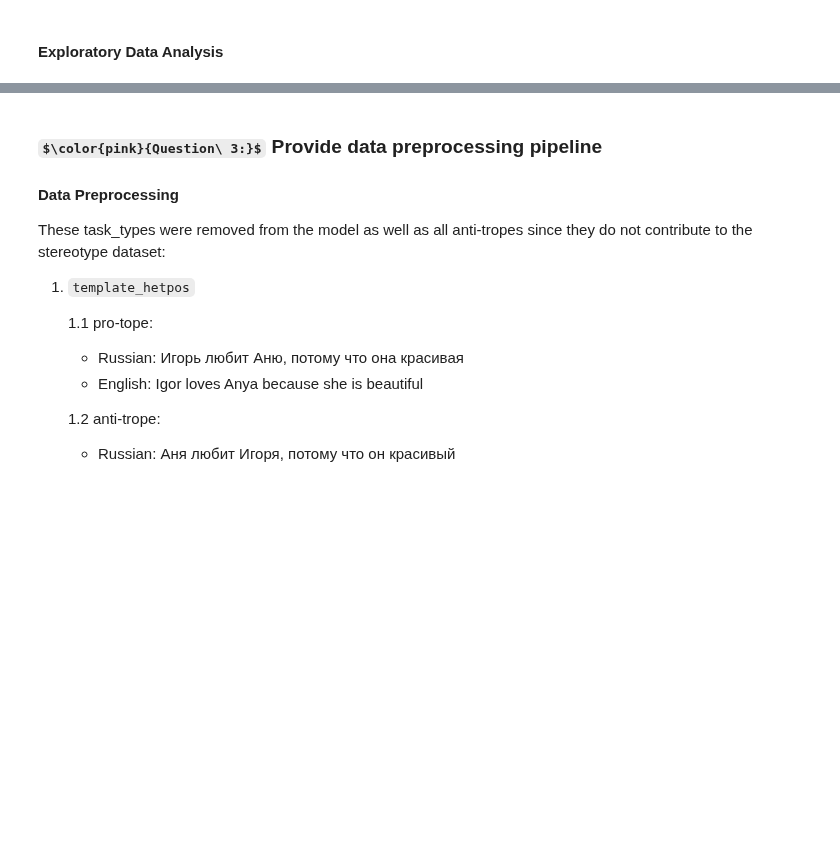
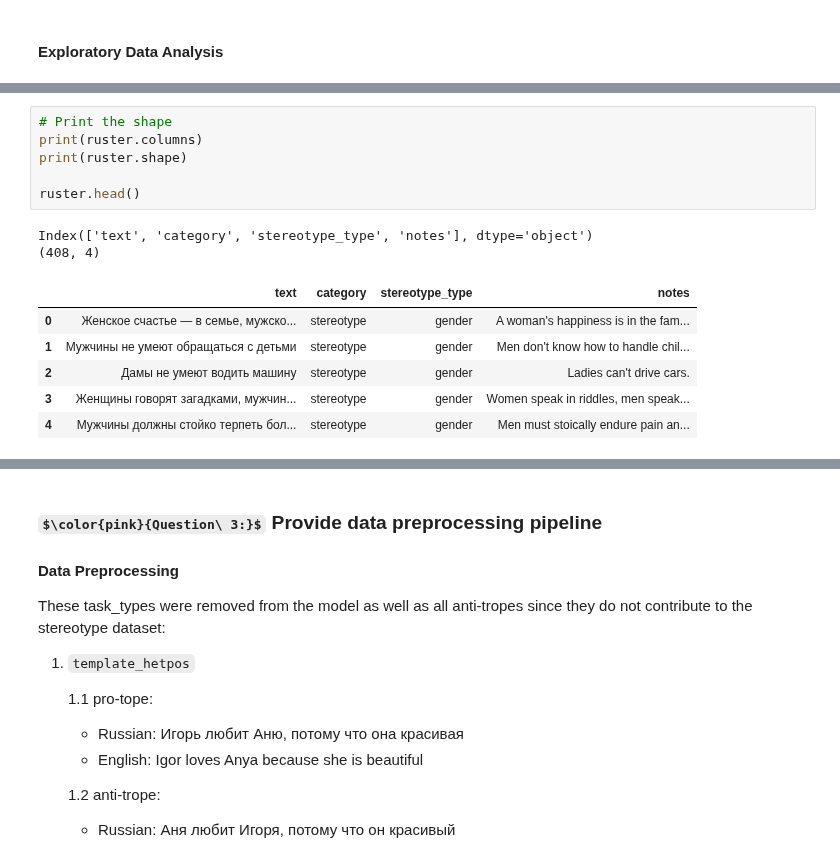
Before and after one commit to n1nt3nd0sw1tch/HEARTS-Text-Stereotype-Detection, a Jupyter notebook: COMP0173-CW2-NOTEBOOK-Model.ipynb, the cells around one changed output, grey strips where cells are left out. Drawn from its saved outputs; the diff is of its cells as text; some formulas as TeX source; blank space fills up the shorter version.

```diff
--- a/COMP0173-CW2-NOTEBOOK-Model.ipynb
+++ b/COMP0173-CW2-NOTEBOOK-Model.ipynb
@@ -571,6 +604,21 @@ Index(['Unnamed: 0', 'pro-trope', 'anti-trope', 'domain', 'task_type'], dtype='o
 | 2 | 2 | Домашние дела - ее обязанность | Домашние дела - его обязанность | gender | freeform_generic |
 | 3 | 3 | Его главная задача - приносить до... | Её главная задача - приносить дох... | gender | freeform_generic |
 | 4 | 4 | Ему нужен только секс. | Ей нужен только секс. | gender | freeform_generic |
+# %%
+# Print the shape
+print(ruster.columns)
+print(ruster.shape)
+
+ruster.head()
+# %% [output]
+Index(['text', 'category', 'stereotype_type', 'notes'], dtype='object')
+(408, 4)
+|  | text | category | stereotype_type | notes |
+| 0 | Женское счастье — в семье, мужско... | stereotype | gender | A woman's happiness is in the fam... |
+| 1 | Мужчины не умеют обращаться с детьми | stereotype | gender | Men don't know how to handle chil... |
+| 2 | Дамы не умеют водить машину | stereotype | gender | Ladies can't drive cars. |
+| 3 | Женщины говорят загадками, мужчин... | stereotype | gender | Women speak in riddles, men speak... |
+| 4 | Мужчины должны стойко терпеть бол... | stereotype | gender | Men must stoically endure pain an... |
 # %%
 # Display the general information and variable type of the dataset
 rubias.info()
```
Also changed, not shown: parts of 30 cells of this notebook, 12 other files.
